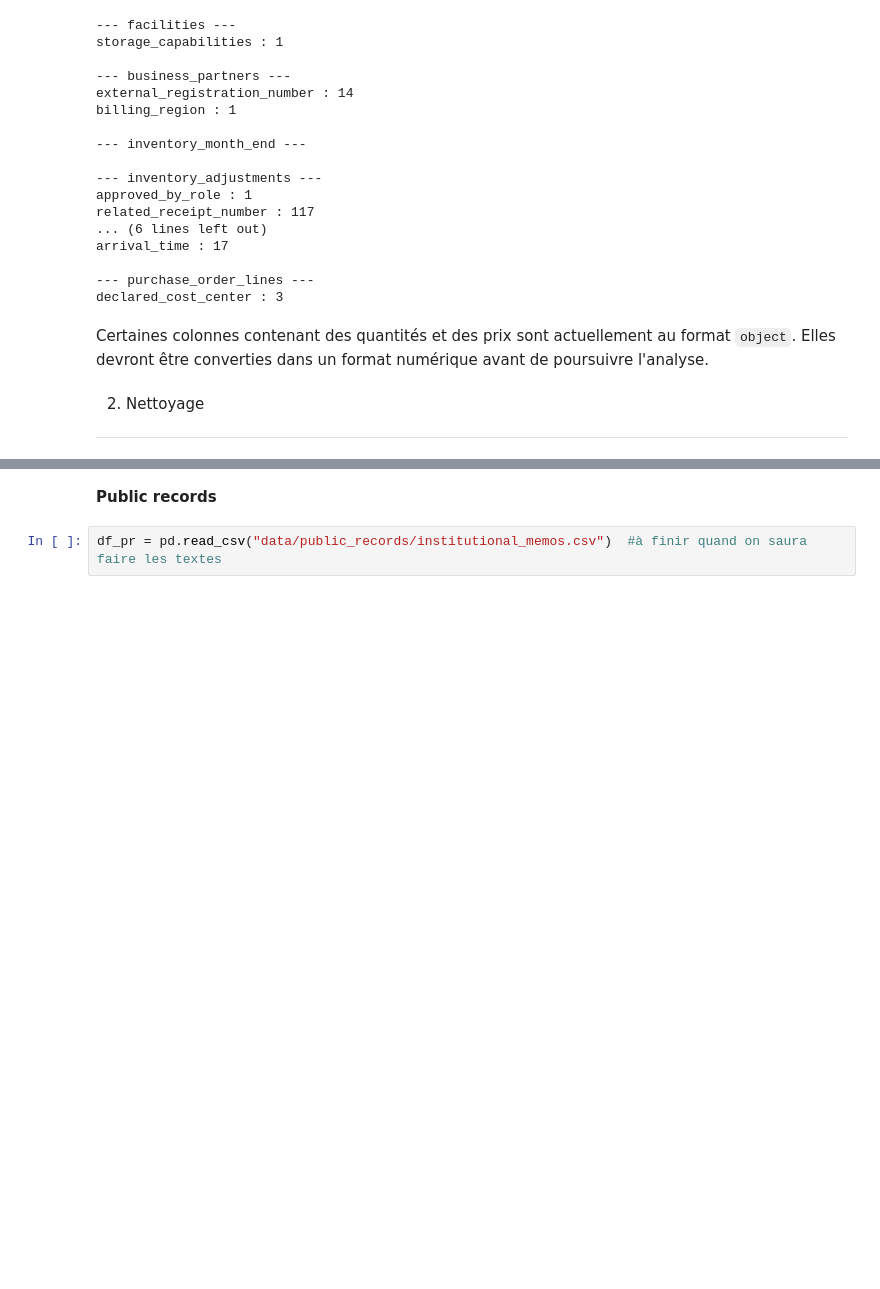
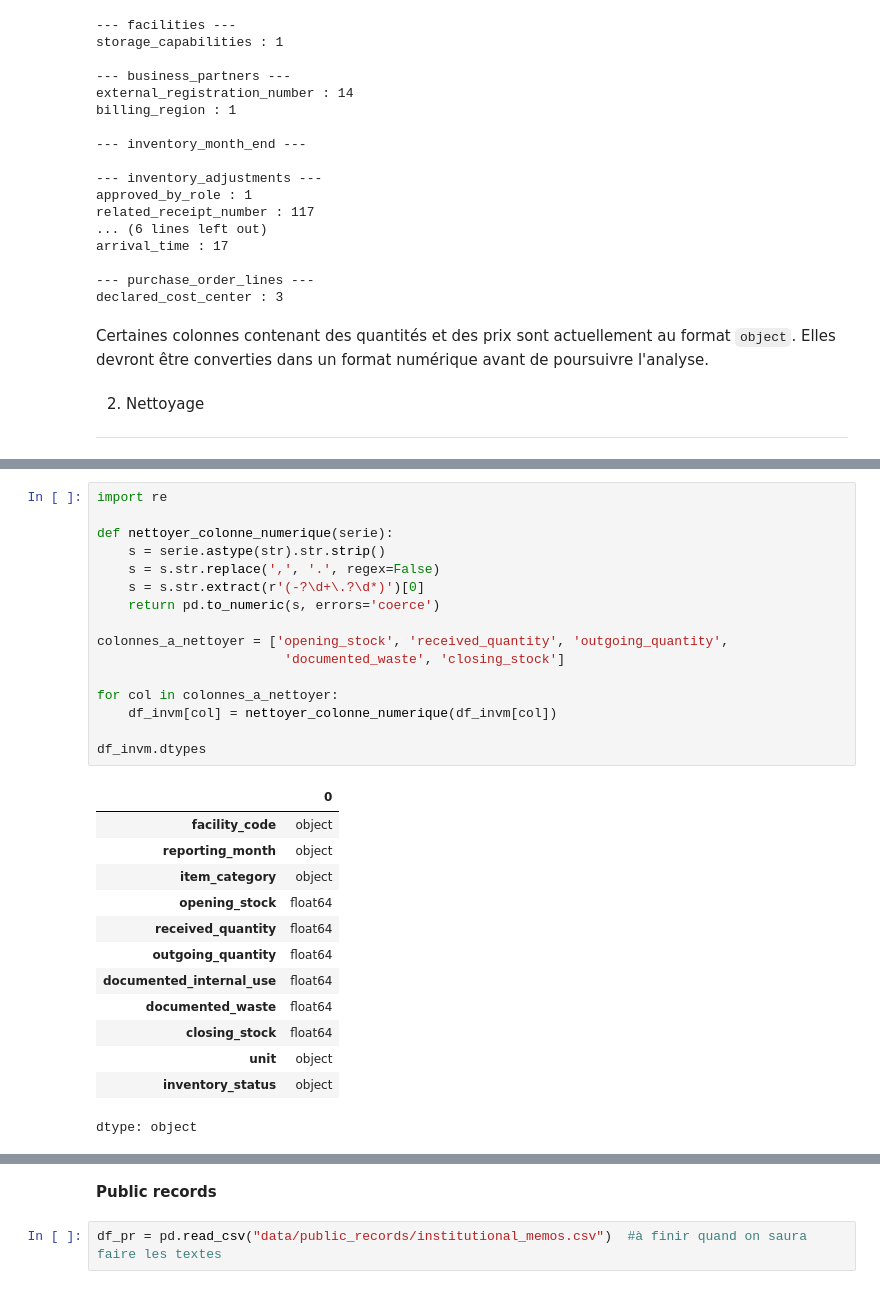
Before and after one commit to Sheik-info/20262027-UE-DataMining-Project, a Jupyter notebook: Base_notebook_to_complete.ipynb, the cells around one changed output, grey strips where cells are left out. Drawn from its saved outputs; the diff is of its cells as text; blank space fills up the shorter version.

```diff
--- a/Base_notebook_to_complete.ipynb
+++ b/Base_notebook_to_complete.ipynb
@@ -291,0 +367,30 @@ Certaines colonnes contenant des quantités et des prix sont actuellement au for
+# %%
+import re
+
+def nettoyer_colonne_numerique(serie):
+    s = serie.astype(str).str.strip()
+    s = s.str.replace(',', '.', regex=False)
+    s = s.str.extract(r'(-?\d+\.?\d*)')[0]
+    return pd.to_numeric(s, errors='coerce')
+
+colonnes_a_nettoyer = ['opening_stock', 'received_quantity', 'outgoing_quantity',
+                        'documented_waste', 'closing_stock']
+
+for col in colonnes_a_nettoyer:
+    df_invm[col] = nettoyer_colonne_numerique(df_invm[col])
+
+df_invm.dtypes
+# %% [output]
+|  | 0 |
+| facility_code | object |
+| reporting_month | object |
+| item_category | object |
+| opening_stock | float64 |
+| received_quantity | float64 |
+| outgoing_quantity | float64 |
+| documented_internal_use | float64 |
+| documented_waste | float64 |
+| closing_stock | float64 |
+| unit | object |
+| inventory_status | object |
+dtype: object
```
Also changed, not shown: parts of 19 cells of this notebook.
